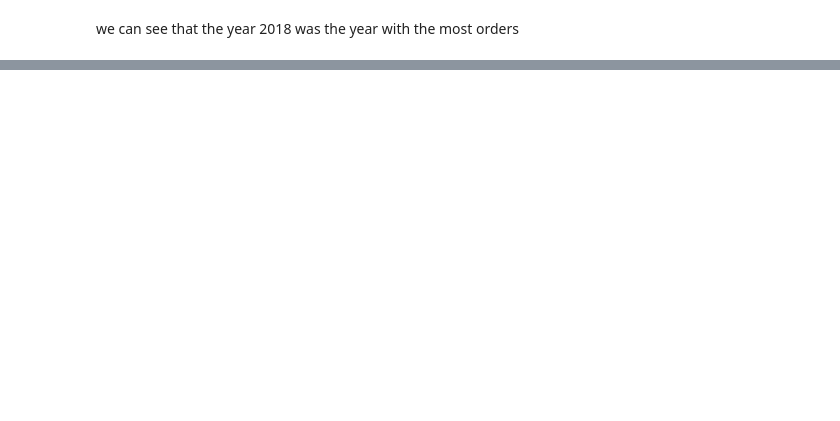
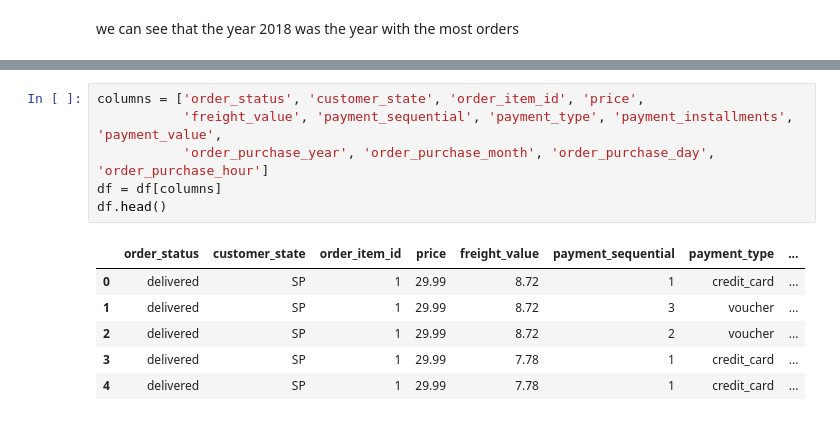
Before and after one commit to kapil0808/Brazilian-E-Commerce-Public-Dataset, a Jupyter notebook: Brazilian_E_Commerce_Public_Dataset_by_Olist.ipynb, the cells around one changed output, grey strips where cells are left out. Saved outputs shown, nothing was run; the diff lists cells and outputs as text; blank space fills up the shorter version.

```diff
--- a/Brazilian_E_Commerce_Public_Dataset_by_Olist.ipynb
+++ b/Brazilian_E_Commerce_Public_Dataset_by_Olist.ipynb
@@ -146,0 +186,13 @@ we can see that the year 2018 was the year with the most orders
+# %%
+columns = ['order_status', 'customer_state', 'order_item_id', 'price',
+           'freight_value', 'payment_sequential', 'payment_type', 'payment_installments', 'payment_value',
+           'order_purchase_year', 'order_purchase_month', 'order_purchase_day', 'order_purchase_hour']
+df = df[columns]
+df.head()
+# %% [output]
+|  | order_status | customer_state | order_item_id | price | freight_value | payment_sequential | payment_type | ... |
+| 0 | delivered | SP | 1 | 29.99 | 8.72 | 1 | credit_card | ... |
+| 1 | delivered | SP | 1 | 29.99 | 8.72 | 3 | voucher | ... |
+| 2 | delivered | SP | 1 | 29.99 | 8.72 | 2 | voucher | ... |
+| 3 | delivered | SP | 1 | 29.99 | 7.78 | 1 | credit_card | ... |
+| 4 | delivered | SP | 1 | 29.99 | 7.78 | 1 | credit_card | ... |
```
Also changed, not shown: parts of 21 cells of this notebook.
